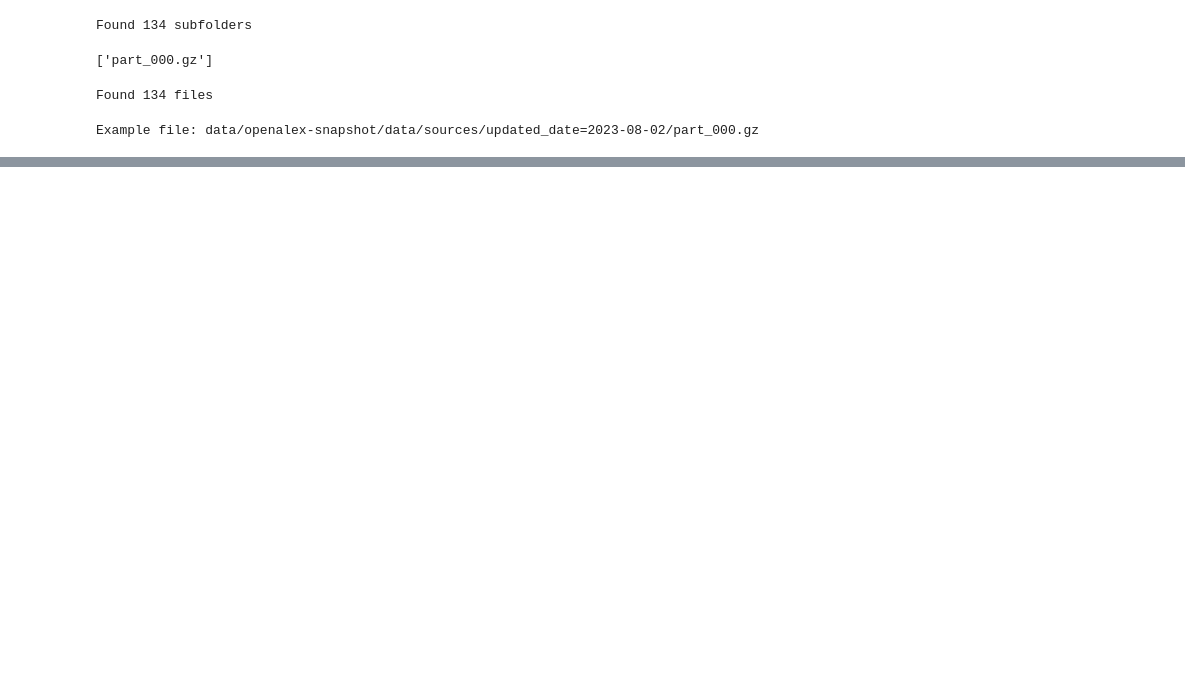
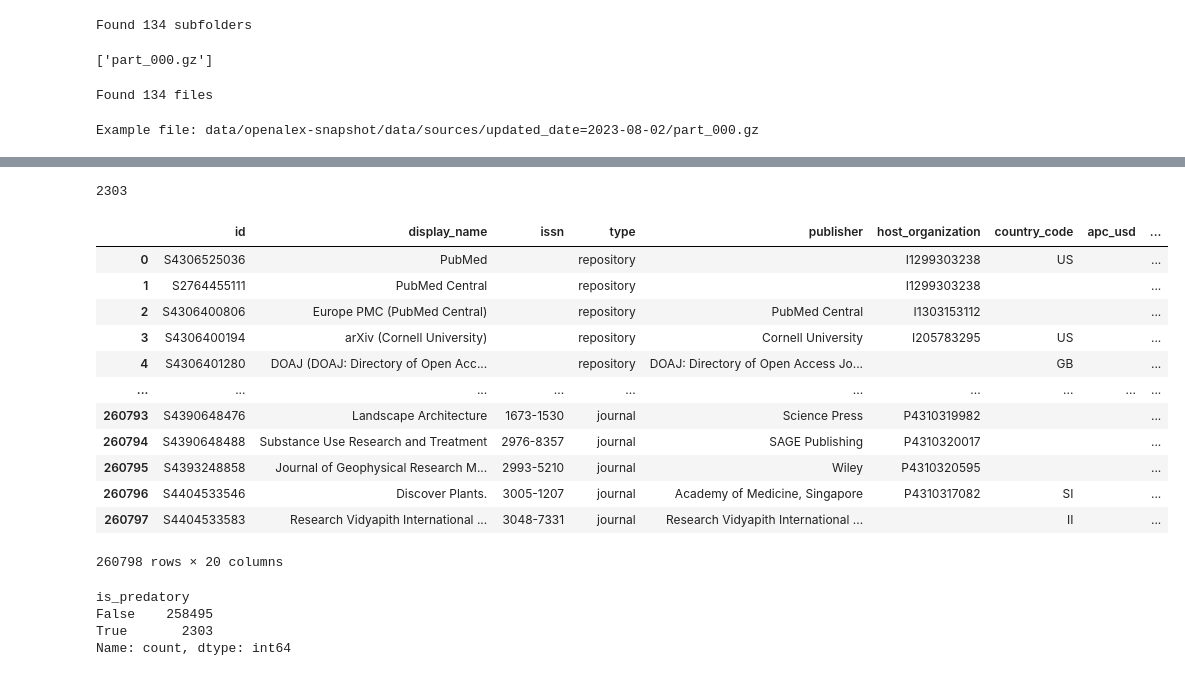
Before and after one commit to gabriele-di-bona/OpenAlex-Dataset-Creation, a Jupyter notebook: notebooks/5_2_create_sources.ipynb, the cells around one changed output, grey strips where cells are left out. Cells and saved outputs as stored; diff of their text form; code cells hidden in the pictures; blank space fills up the shorter version.

Commit message:
added more info to sources

```diff
--- a/notebooks/5_2_create_sources.ipynb
+++ b/notebooks/5_2_create_sources.ipynb
@@ -98,0 +121,2 @@ lines = flush_buffer(lines, destination_csv_folder)
+# %%
+sources_df = read_parquet(os.path.join("data", "sources", f"sources.parquet"))
@@ -98,0 +228,36 @@ lines = flush_buffer(lines, destination_csv_folder)
+# %%
+# make a set of predatory source IDs
+pred_ids = set(predatory_found["id"].dropna().astype(str).unique())
+
+# add the flag to sources_df
+sources_df["is_predatory"] = sources_df["id"].astype(str).isin(pred_ids)
+
+# (optional) quick check
+# sources_df["is_predatory"].value_counts()
+# %%
+print(len(pred_ids))
+# %% [output]
+2303
+# %%
+sources_df
+# %% [output]
+|  | id | display_name | issn | type | publisher | host_organization | country_code | apc_usd | ... |
+| 0 | S4306525036 | PubMed |  | repository |  | I1299303238 | US |  | ... |
+| 1 | S2764455111 | PubMed Central |  | repository |  | I1299303238 |  |  | ... |
+| 2 | S4306400806 | Europe PMC (PubMed Central) |  | repository | PubMed Central | I1303153112 |  |  | ... |
+| 3 | S4306400194 | arXiv (Cornell University) |  | repository | Cornell University | I205783295 | US |  | ... |
+| 4 | S4306401280 | DOAJ (DOAJ: Directory of Open Acc... |  | repository | DOAJ: Directory of Open Access Jo... |  | GB |  | ... |
+| ... | ... | ... | ... | ... | ... | ... | ... | ... | ... |
+| 260793 | S4390648476 | Landscape Architecture | 1673-1530 | journal | Science Press | P4310319982 |  |  | ... |
+| 260794 | S4390648488 | Substance Use Research and Treatment | 2976-8357 | journal | SAGE Publishing | P4310320017 |  |  | ... |
+| 260795 | S4393248858 | Journal of Geophysical Research M... | 2993-5210 | journal | Wiley | P4310320595 |  |  | ... |
+| 260796 | S4404533546 | Discover Plants. | 3005-1207 | journal | Academy of Medicine, Singapore | P4310317082 | SI |  | ... |
+| 260797 | S4404533583 | Research Vidyapith International ... | 3048-7331 | journal | Research Vidyapith International ... |  | II |  | ... |
+260798 rows × 20 columns
+# %%
+sources_df.is_predatory.value_counts()
+# %% [output]
+is_predatory
+False    258495
+True       2303
+Name: count, dtype: int64
```
Also changed, not shown: parts of 8 cells of this notebook.
